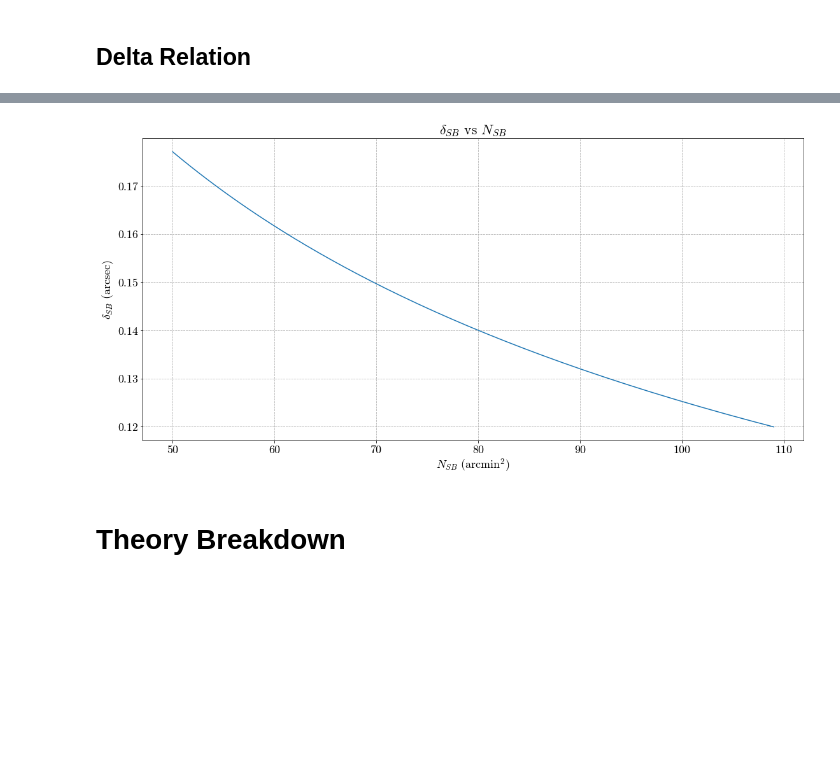
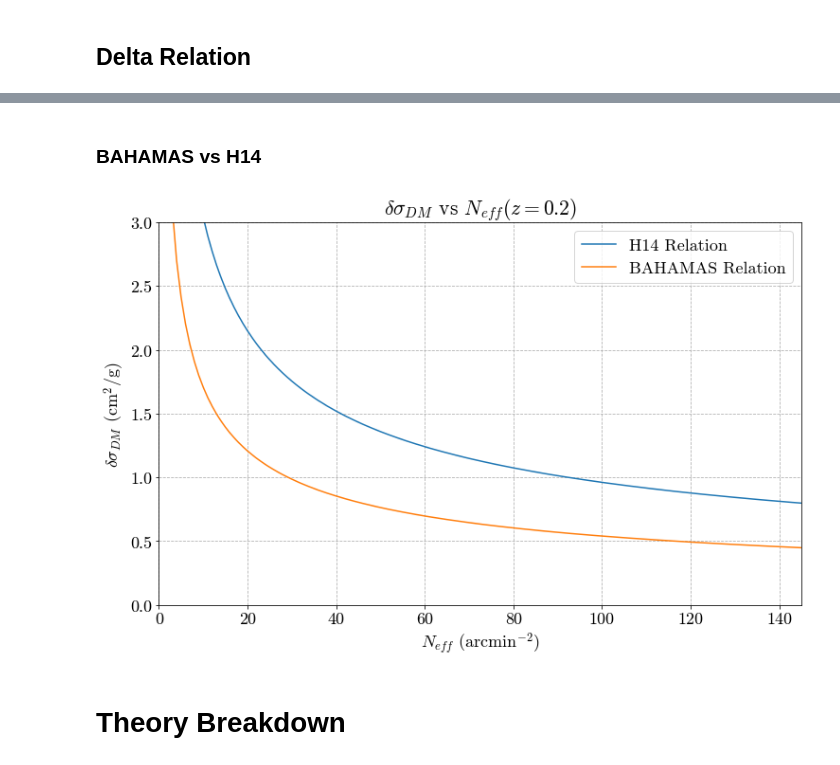
Before and after one commit to veome22/superbit_neff, a Jupyter notebook: sidm_uncertainty.ipynb, the cells around one changed output, grey strips where cells are left out. Cells and saved outputs as stored; diff of their text form; code cells hidden in the pictures; blank space fills up the shorter version.

Commit message:
Added useful plots for delta, beta, sigma vs N

```diff
--- a/sidm_uncertainty.ipynb
+++ b/sidm_uncertainty.ipynb
@@ -173,0 +283,17 @@ for i in range(len(n_sb)):
+# %%
+# H14 MODEL
+n_hst = 80 #arcmin^-2
+n_sb_all = np.arange(1, 200, 1)
+delta_i = 0.06
+delta_hst = 0.14 #for N = 80 arcmin^-2
+
+d_beta_hst = 0.15
+d_dm_hst_h14_all = np.zeros(len(n_sb_all))
+d_dm_sb_h14_all = np.zeros(len(n_sb_all))
+
+# sigma_dm uncertainty vs Neff
+for i in range(len(n_sb_all)):
+    d_dm_hst_h14_all[i], d_dm_sb_h14_all[i] = beta_to_sigma_dm_h14(d_beta_hst, d_beta_sb_all[i])
+
+# sigma_dm uncertainty for N_sb = 70
+d_dm_hst_h14, d_dm_sb_h14_70 = beta_to_sigma_dm_h14(d_beta_hst, d_beta_sb_70)
@@ -174,16 +323,23 @@ for i in range(len(n_sb)):
+# %% [markdown]
+### BAHAMAS vs H14
 # %%
-plt.figure(figsize=(15,7))
+# Plot
+plt.figure(figsize=(10,6))
 plt.grid(linestyle='--')
 plt.tight_layout(pad=0)
 
-plt.plot(n_sb, delta_sb)
+plt.plot(n_sb_all, d_dm_sb_h14_all, label="H14 Relation")
+plt.plot(n_sb_all, d_dm_sb_bahamas_all, label="BAHAMAS Relation")
 
-plt.title("$\delta_{SB}$ vs $N_{SB}$")
-plt.xlabel("$N_{SB}$ (arcmin$^2$)")
-plt.ylabel("$\delta_{SB}$ (arcsec)")
+plt.title("$\delta \\sigma_{DM}$ vs $N_{eff} (z=0.2)$")
+plt.xlabel("$N_{eff}$ (arcmin$^{-2}$)")
+plt.ylabel("$\delta \\sigma_{DM}$ (cm$^2$/g)")
+plt.legend()
+plt.xlim(0, 145)
+plt.ylim(0, 3)
 plt.show()
 # %% [output]
-[figure, old version]
+[figure, new version]
 # %% [markdown]
 # Theory Breakdown
 # %% [markdown]
```
Also changed, not shown: parts of 12 cells of this notebook.
